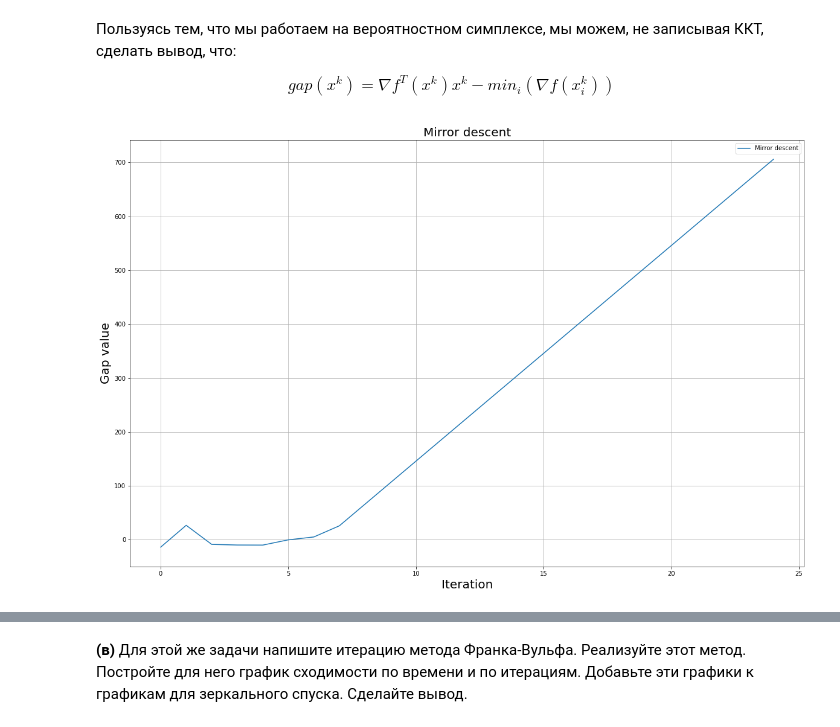
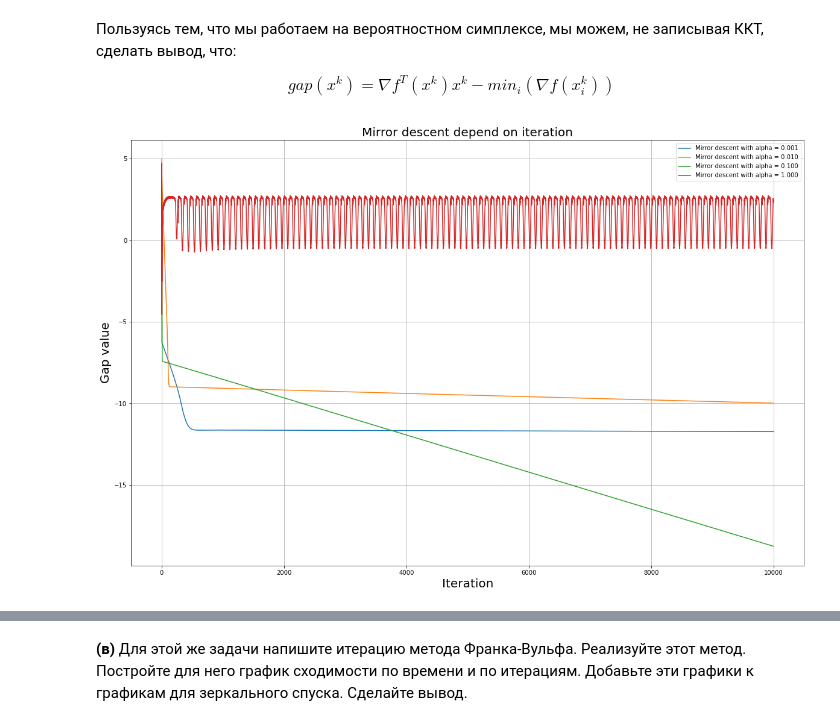
Before and after one commit to HAshIRa7/Optimization-methods, a Jupyter notebook: Optimization_HW_4.ipynb, the cells around one changed output, grey strips where cells are left out. Saved outputs shown, nothing was run; the diff lists cells and outputs as text; code cells hidden in the pictures.

Commit message:
Mirror Descent and Frank Wolfie comparison

```diff
--- a/Optimization_HW_4.ipynb
+++ b/Optimization_HW_4.ipynb
@@ -94,12 +81,14 @@ $$gap(x^{k}) = \nabla f^{T}(x^{k})x^{k} - min_{i}(\nabla f(x_{i}^{k}))$$
 import math
 eps = 1e-6
 class MirrorDescent:
-    def __init__(self, d, max_iter = 10000):
+    def __init__(self, d, alpha = 1e-3, max_iter = 10000):
         self.d = d
         self.A = generate_matrix(self.d, 1, 1000)
         self.x = None
         self.gap_history = []
         self.max_iter = max_iter
+        self.alpha = alpha
+        self.time_history = []
 
     def f(self):
         return 1/2 * np.dot(x.T, np.dot(A, x))
@@ -108,17 +97,11 @@ class MirrorDescent:
         return 1/2 * np.dot((self.A.T + self.A), self.x)
 
     def fit(self):
-        self.x = np.random.normal(loc=1, size=(self.d,))
-        mu = 0
+        self.x = np.ones(self.d)
+        time_start = time.time()
         for i in range(self.max_iter):
             g = self.grad_f()
 
-            for i in range(self.d):
-                arg = np.clip(-g[i] - self.x[i], None, 20)
-                mu += self.x[i] * np.exp(arg)
-            mu = np.clip(mu, eps, None)
-            mu = np.log(mu)
-
-            arg = np.clip(-mu - g - self.x, None, 20)
-            self.x = self.x * np.exp(arg)
+            self.x = self.x * np.exp(-self.alpha * g) / np.sum(self.x * np.exp(-self.alpha * g))
             self.gap_history.append(np.dot(g.T, self.x) - np.min(g))
+            self.time_history.append(time.time() - time_start)
@@ -128,13 +108,16 @@ md.fit()
 # %%
 import matplotlib.pyplot as plt
 plt.figure(figsize=(20, 13))
-plt.title('Mirror descent', fontsize=20)
-result = np.clip(md.gap_history, eps, None)
-plt.plot(range(10000), np.log(result), label='Mirror descent')
+plt.title('Mirror descent depend on iteration', fontsize=20)
+alpha = [0.001, 0.01, 0.1, 1]
+for a in alpha:
+    md = MirrorDescent(100, a)
+    md.fit()
+    plt.plot(range(md.max_iter), np.log(md.gap_history), label='Mirror descent with alpha = %5.3f' % a)
 plt.xlabel('Iteration', fontsize=20)
 plt.ylabel('Gap value', fontsize=20)
 plt.legend()
 plt.grid()
 plt.show()
 # %% [output]
-[figure, old version]
+[figure, new version]
```
Also changed, not shown: parts of 13 cells of this notebook.
